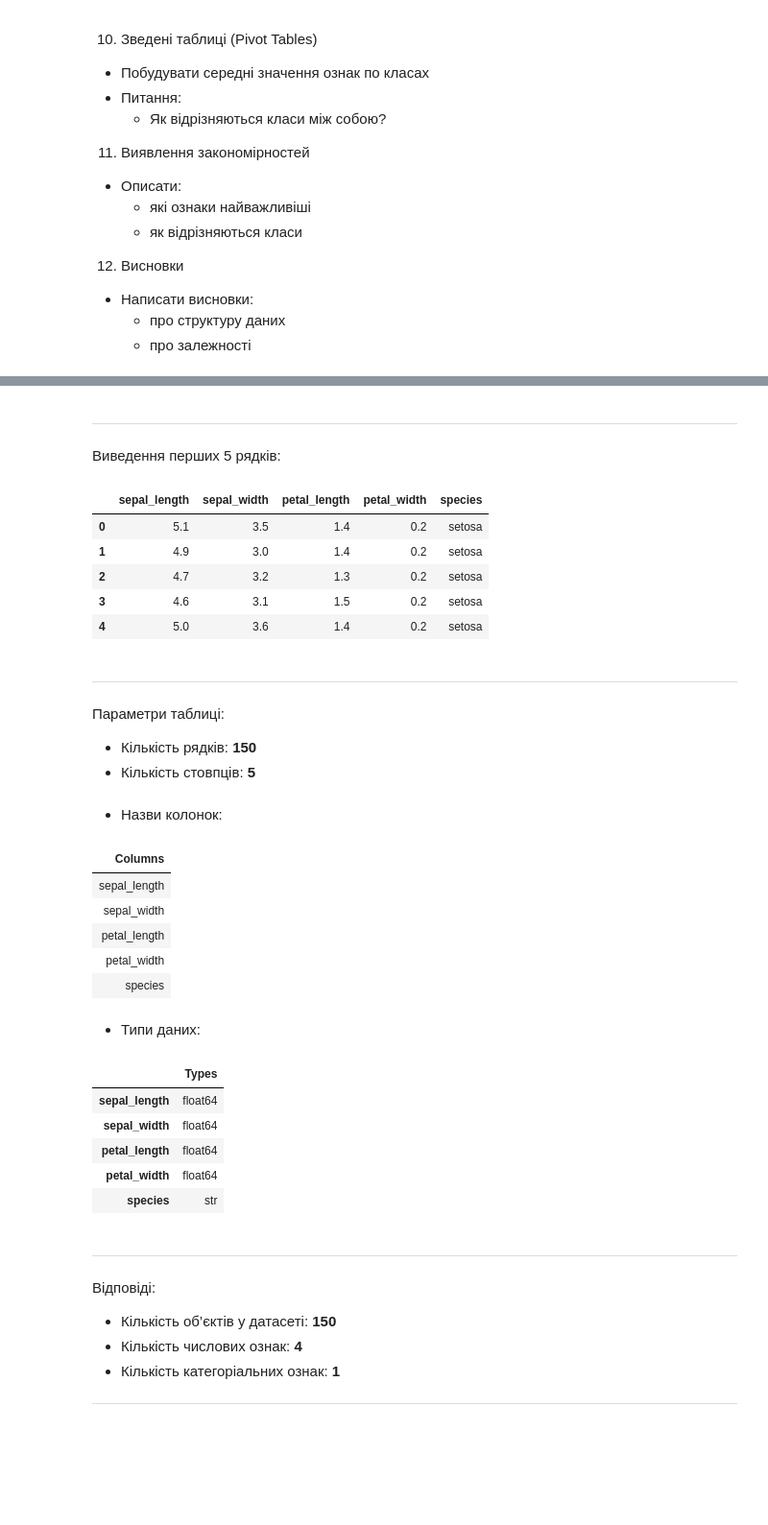
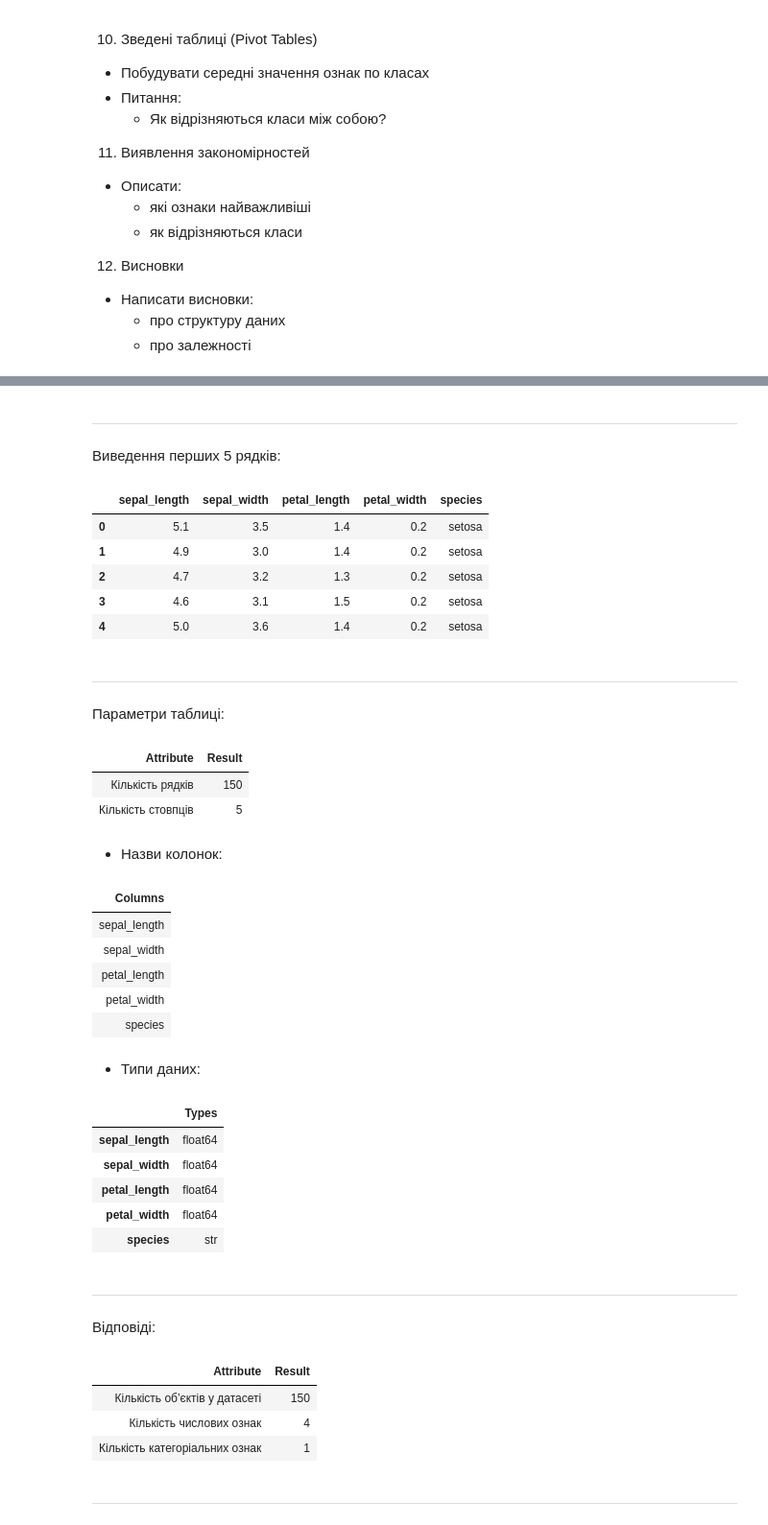
Before and after one commit to BogdanPinchuk/DataScience-PBY_HW9, a Jupyter notebook: Bohdan_Pinchuk_DS_HW9.ipynb, the cells around one changed output, grey strips where cells are left out. Shown at 96% size. Saved outputs shown, nothing was run; the diff lists cells and outputs as text; code cells hidden in the pictures; blank space fills up the shorter version.

```diff
--- a/Bohdan_Pinchuk_DS_HW9.ipynb
+++ b/Bohdan_Pinchuk_DS_HW9.ipynb
@@ -202,12 +419,14 @@ n_rows = iris.index.size
 columns_df = pd.DataFrame(iris.columns, columns=["Columns"])
 types_df = pd.DataFrame(iris.dtypes, columns=["Types"])
 
+rp = Reporter()
+rp.add_item("Кількість рядків", str(iris.index.size))
+rp.add_item("Кількість стовпців", str(iris.columns.size))
+
 display(Markdown(f"""
 ---
 Параметри таблиці:
-* Кількість рядків: **{iris.index.size}**
-* Кількість стовпців: **{iris.columns.size}**
-"""))
+"""), rp.get_pd_report())
 
 display(Markdown(f"""
 * Назви колонок:
@@ -217,57 +436,59 @@ display(Markdown(f"""
 * Типи даних:
 """), types_df)
 
 col_num_type = iris.select_dtypes(include=np.number).columns
 col_cat_type = iris.select_dtypes(exclude=np.number).columns
 
+rp = Reporter()
+rp.add_item("Кількість об’єктів у датасеті", str(iris.index.size))
+rp.add_item("Кількість числових ознак", str(col_num_type.size))
+rp.add_item("Кількість категоріальних ознак", str(col_cat_type.size))
+
 display(Markdown(f"""
 ---
-Відповіді:
-* Кількість об’єктів у датасеті: **{iris.index.size}**
-* Кількість числових ознак: **{col_num_type.size}**
-* Кількість категоріальних ознак: **{col_cat_type.size}**
----
-"""))
+Відповіді:"""), rp.get_pd_report(), Markdown("---"))
 # %% [output]
 
 ### 1. Ознайомлення з даними
 
 ---
 Виведення перших 5 рядків:
 |  | sepal_length | sepal_width | petal_length | petal_width | species |
 | 0 | 5.1 | 3.5 | 1.4 | 0.2 | setosa |
 | 1 | 4.9 | 3.0 | 1.4 | 0.2 | setosa |
 | 2 | 4.7 | 3.2 | 1.3 | 0.2 | setosa |
 | 3 | 4.6 | 3.1 | 1.5 | 0.2 | setosa |
 | 4 | 5.0 | 3.6 | 1.4 | 0.2 | setosa |
 
 ---
 Параметри таблиці:
-* Кількість рядків: **150**
-* Кількість стовпців: **5**
+| Attribute | Result |
+| Кількість рядків | 150 |
+| Кількість стовпців | 5 |
 
 * Назви колонок:
-| Columns |
-| sepal_length |
-| sepal_width |
-| petal_length |
-| petal_width |
-| species |
+| Columns |
+| sepal_length |
+| sepal_width |
+| petal_length |
+| petal_width |
+| species |
 
 * Типи даних:
-|  | Types |
-| sepal_length | float64 |
-| sepal_width | float64 |
-| petal_length | float64 |
-| petal_width | float64 |
-| species | str |
+|  | Types |
+| sepal_length | float64 |
+| sepal_width | float64 |
+| petal_length | float64 |
+| petal_width | float64 |
+| species | str |
 
 ---
 Відповіді:
-* Кількість об’єктів у датасеті: **150**
-* Кількість числових ознак: **4**
-* Кількість категоріальних ознак: **1**
----
+| Attribute | Result |
+| Кількість об’єктів у датасеті | 150 |
+| Кількість числових ознак | 4 |
+| Кількість категоріальних ознак | 1 |
+---
 # %%
 # 2. Розуміння змінних
 
```
Also changed, not shown: parts of 9 cells of this notebook.
